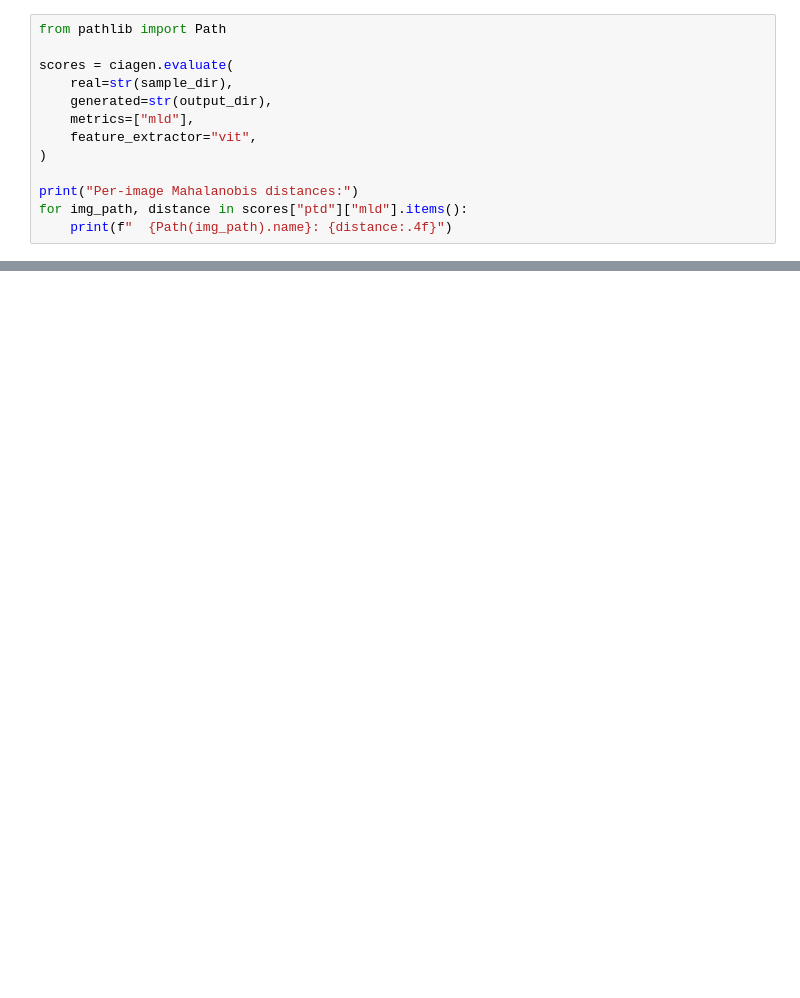
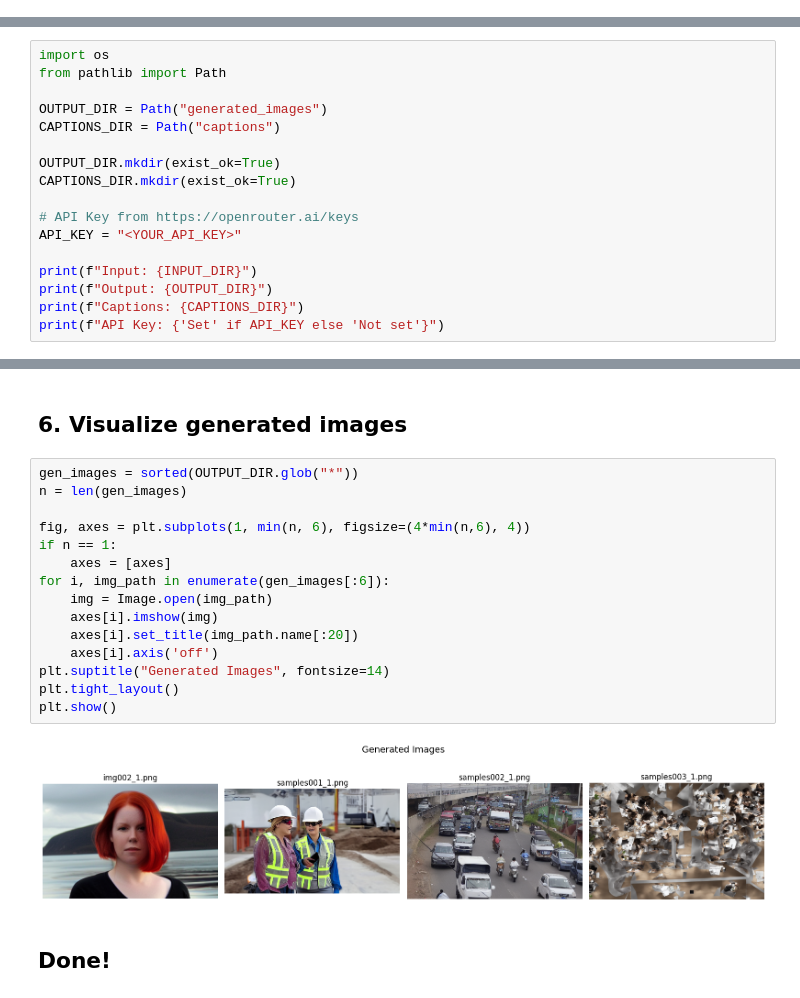
Before and after one commit to fennecinspace/ciagen, a Jupyter notebook: notebooks/CIA_Quickstart.ipynb, the cells around one changed output, grey strips where cells are left out. Cells and saved outputs as stored; diff of their text form; blank space fills up the shorter version.

Commit message:
[ADD] added openrouter, fixed captioner, and better quickstart notebook

```diff
--- a/notebooks/CIA_Quickstart.ipynb
+++ b/notebooks/CIA_Quickstart.ipynb
@@ -157,13 +0,0 @@ Compute FID (Frechet Inception Distance) and Mahalanobis distance to assess how
-# %%
-from pathlib import Path
-
-scores = ciagen.evaluate(
-    real=str(sample_dir),
-    generated=str(output_dir),
-    metrics=["mld"],
-    feature_extractor="vit",
-)
-
-print("Per-image Mahalanobis distances:")
-for img_path, distance in scores["ptd"]["mld"].items():
-    print(f"  {Path(img_path).name}: {distance:.4f}")
@@ -254,0 +63,17 @@ else:
+# %%
+import os
+from pathlib import Path
+
+OUTPUT_DIR = Path("generated_images")
+CAPTIONS_DIR = Path("captions")
+
+OUTPUT_DIR.mkdir(exist_ok=True)
+CAPTIONS_DIR.mkdir(exist_ok=True)
+
+# API Key from https://openrouter.ai/keys
+API_KEY = "<YOUR_API_KEY>"
+
+print(f"Input: {INPUT_DIR}")
+print(f"Output: {OUTPUT_DIR}")
+print(f"Captions: {CAPTIONS_DIR}")
+print(f"API Key: {'Set' if API_KEY else 'Not set'}")
@@ -254,0 +181,21 @@ else:
+# %% [markdown]
+## 6. Visualize generated images
+# %%
+gen_images = sorted(OUTPUT_DIR.glob("*"))
+n = len(gen_images)
+
+fig, axes = plt.subplots(1, min(n, 6), figsize=(4*min(n,6), 4))
+if n == 1:
+    axes = [axes]
+for i, img_path in enumerate(gen_images[:6]):
+    img = Image.open(img_path)
+    axes[i].imshow(img)
+    axes[i].set_title(img_path.name[:20])
+    axes[i].axis('off')
+plt.suptitle("Generated Images", fontsize=14)
+plt.tight_layout()
+plt.show()
+# %% [output]
+[figure, added]
+# %% [markdown]
+## Done!
```
Also changed, not shown: parts of 34 cells of this notebook, 3 other files.
